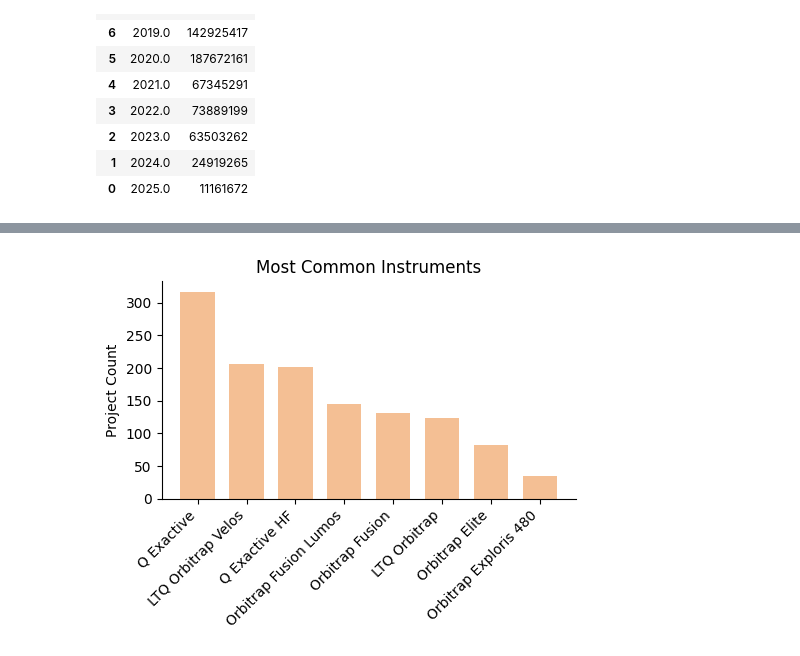
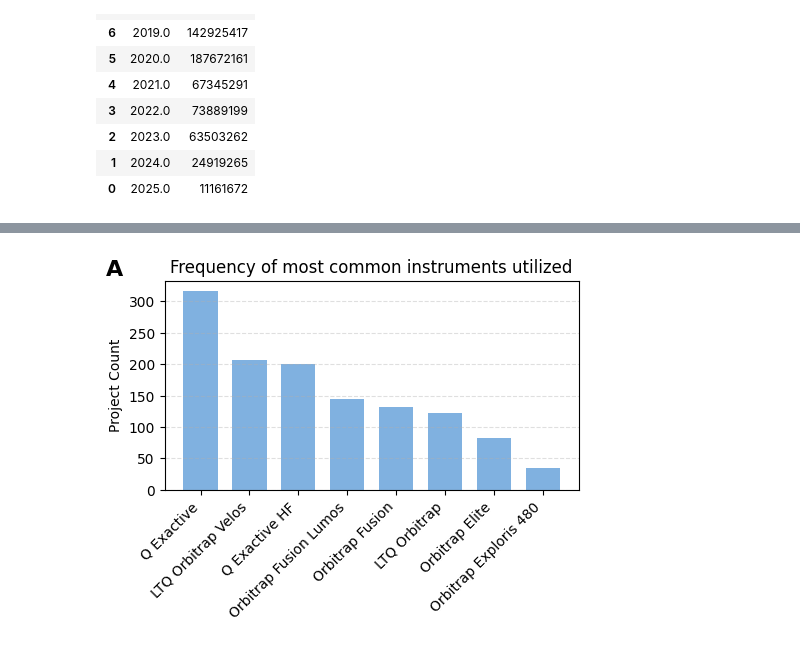
Before and after one commit to usiGrabber/usiGrabber, a Jupyter notebook: experimental/data_overview.ipynb, the cells around one changed output, grey strips where cells are left out. Saved outputs shown, nothing was run; the diff lists cells and outputs as text; code cells hidden in the pictures.

```diff
--- a/experimental/data_overview.ipynb
+++ b/experimental/data_overview.ipynb
@@ -457,38 +331,44 @@ plt.show()
 # %%
-fig = plt.figure(figsize=(5, 4))
-plt.bar(
+# fig = plt.figure(figsize=(5, 4))
+fig, ax = plt.subplots(1, 1, figsize=(5, 4))
+ax.bar(
     instrument_usage.index,
     instrument_usage.values,
-    color=colors["primary"],
+    color=colors["secondary"],
     # figsize=(4, 3),
     width=0.7
 )
 # ax = instrument_usage.plot(kind="bar", figsize=(12, 6), width=0.85, color='teal')
 
 # 2. Adjust the labels
 # rotation=45: makes them diagonal
 # ha='right': anchors the "end" of the text to the bar, creating the bottom-left to top-right look
-plt.xticks(
+ax.set_xticks(
     ticks=range(len(instrument_usage.index)),
     labels=instrument_usage.index,
     rotation=45,
     ha='right',
 )
 
-plt.xlabel("")
-plt.ylabel("Project Count")
+ax.set_xlabel("")
+ax.set_ylabel("Project Count")
 
 # Use a despine or grid for a cleaner look if desired
-ax = plt.gca()
-ax.spines['top'].set_visible(False)
-ax.spines['right'].set_visible(False)
-plt.title("Most Common Instruments", y=title_pos)
+ax.grid(axis="y", linestyle="--", alpha=0.4)
+# ax = plt.gca()
+# ax.spines['top'].set_visible(False)
+# ax.spines['right'].set_visible(False)
+ax.set_title("Frequency of most common instruments utilized")
+# plt.text(-0.229, 1.125, "A", transform=ax.transAxes,
+#             fontsize=16, fontweight='bold', va='top', ha='right')
+ax.text(-0.1, 1.1, "A", transform=ax.transAxes,
+        fontsize=16, fontweight='bold', va='top', ha='right')
 
 plt.tight_layout()
 plt.savefig("instruments.svg", bbox_inches='tight', format="svg")
 plt.show()
 # %% [output]
-[figure, old version]
+[figure, new version]
 # %%
 fig = plt.figure(figsize=(5, 4))
 species_data = {
```
Also changed, not shown: parts of 10 cells of this notebook.
